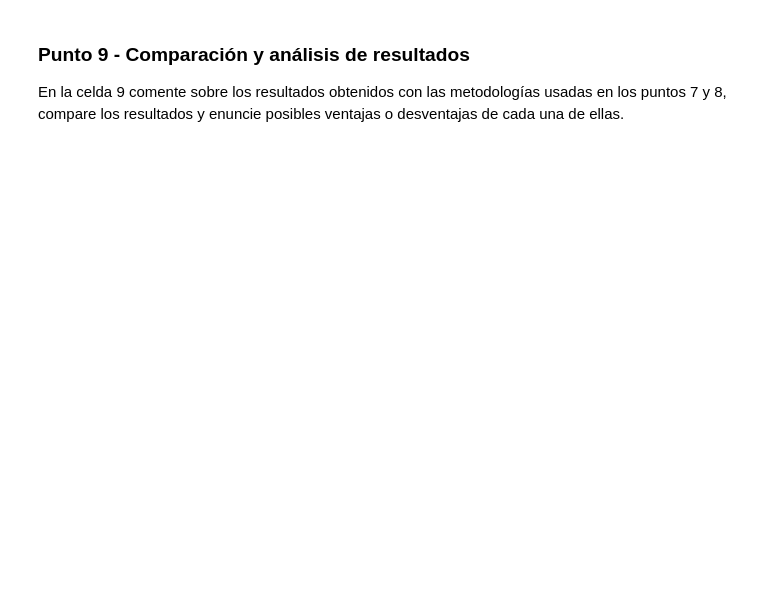
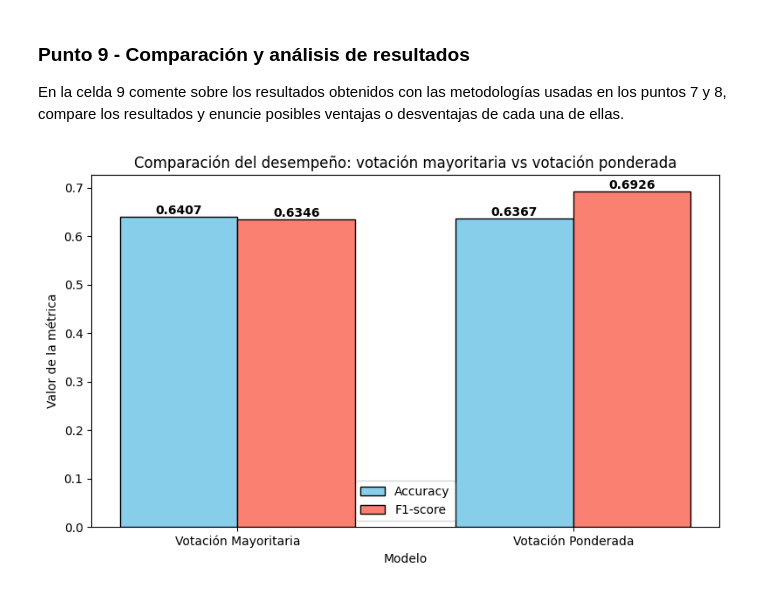
Before and after one commit to Marcocruz88/MIAD_ML_NLP_2026, a Jupyter notebook: Semana 1/S1TC1_arboles_ensamblajes.ipynb, the cells around one changed output. Cells and saved outputs as stored; diff of their text form; code cells hidden in the pictures; blank space fills up the shorter version.

```diff
--- a/Semana 1/S1TC1_arboles_ensamblajes.ipynb
+++ b/Semana 1/S1TC1_arboles_ensamblajes.ipynb
@@ -575,0 +643,7 @@ Sin embargo, si miramos cada ensamble por separado, el primer ensamble predice "
+# %%
+final_pred = (votacion_mayoritaria.mean(axis=0) >= 0.5).astype(int)
+
+accuracy_votacion_mayoritaria = accuracy_score(y_test, final_pred)
+f1_votacion_mayoritaria = f1_score(y_test, final_pred)
+
+print(f'Las métricas de la votación mayoritaria son: F1 Score: {f1_votacion_mayoritaria}, Accuracy: {accuracy_votacion_mayoritaria}')
@@ -585,0 +714,41 @@ En la celda 9 comente sobre los resultados obtenidos con las metodologías usada
+# %%
+# Celda 9
+
+models = ["Votación Mayoritaria", "Votación Ponderada"]
+accuracies = [accuracy_votacion_mayoritaria, accuracy_vp]
+f1_scores = [f1_votacion_mayoritaria, f1_score_vp]
+
+x = np.arange(len(models))
+width = 0.35
+
+plt.figure(figsize=(8,5))
+
+bars1 = plt.bar(x - width/2, accuracies, width, label='Accuracy', color='skyblue', edgecolor='black')
+bars2 = plt.bar(x + width/2, f1_scores, width, label='F1-score', color='salmon', edgecolor='black')
+
+# Etiquetas encima de las barras
+for bar in bars1:
+    plt.text(bar.get_x() + bar.get_width()/2,
+             bar.get_height(),
+             f"{bar.get_height():.4f}",
+             ha='center',
+             va='bottom',
+             fontweight='bold')
+
+for bar in bars2:
+    plt.text(bar.get_x() + bar.get_width()/2,
+             bar.get_height(),
+             f"{bar.get_height():.4f}",
+             ha='center',
+             va='bottom',
+             fontweight='bold')
+
+plt.xlabel('Modelo')
+plt.xticks(x, models)
+plt.ylabel('Valor de la métrica')
+plt.title('Comparación del desempeño: votación mayoritaria vs votación ponderada')
+plt.legend()
+plt.tight_layout()
+plt.show()
+# %% [output]
+[figure, added]
```
Also changed, not shown: parts of 11 cells of this notebook.
